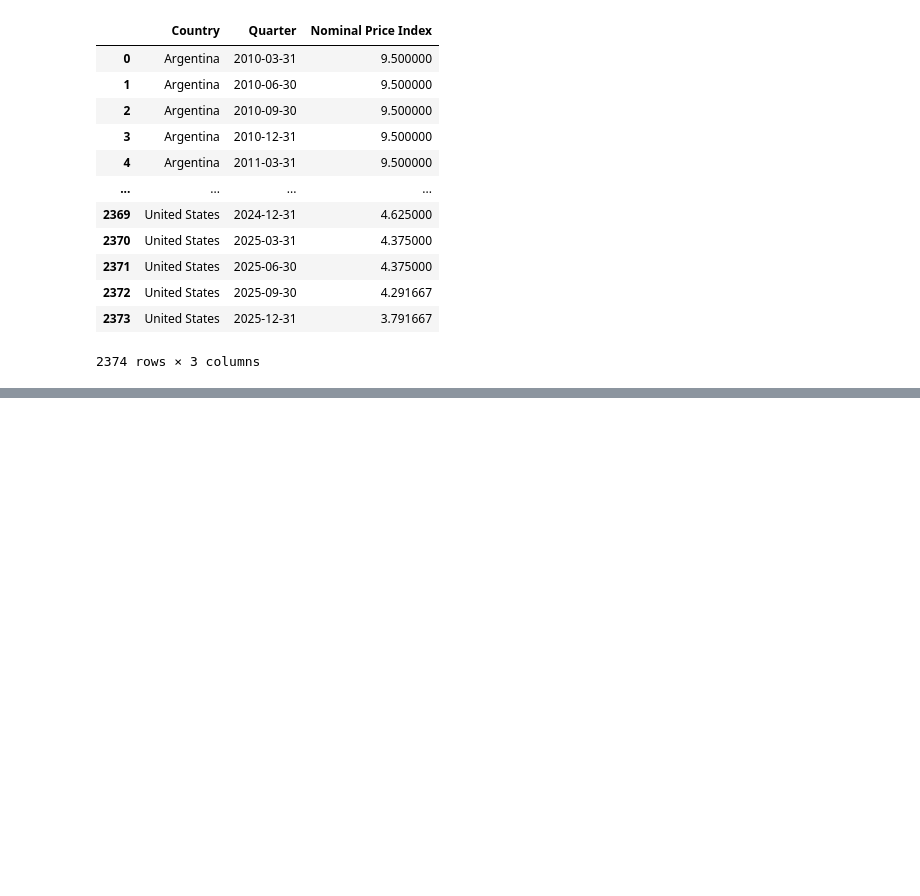
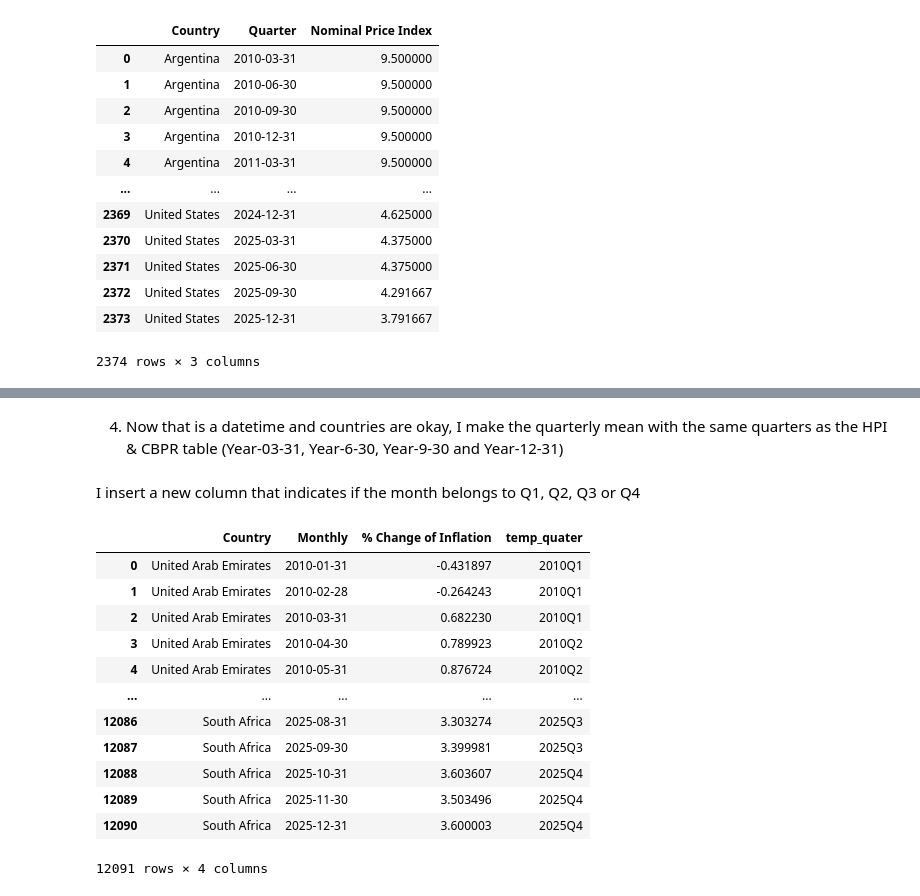
Before and after one commit to SiyanaVel19/Final_project_SU_2026, a Jupyter notebook: Project_housing_2.ipynb, the cells around one changed output, grey strips where cells are left out. Saved outputs shown, nothing was run; the diff lists cells and outputs as text; code cells hidden in the pictures; blank space fills up the shorter version.

```diff
--- a/Project_housing_2.ipynb
+++ b/Project_housing_2.ipynb
@@ -578,0 +626,2 @@ CBPR_final
+# %%
+Consumer_prices.columns = ['Country_Raw', 'Monthly', '% Change of Inflation']
@@ -578,0 +654,2 @@ CBPR_final
+# %%
+Consumer_prices.loc[:, 'Monthly'] = pd.to_datetime(Consumer_prices['Monthly'])
@@ -578,0 +662,3 @@ CBPR_final
+# %%
+Consumer_prices.loc[:, 'Country'] = Consumer_prices['Country_Raw'].str.split(':').str[1]
+CP_clean = Consumer_prices[['Country', 'Monthly', '% Change of Inflation']] # CP_clean= Consumer prices clean
@@ -578,0 +681,22 @@ CBPR_final
+# %% [markdown]
+4. Now that is a datetime and countries are okay, I make the quarterly mean with the same quarters as the HPI & CBPR table (Year-03-31, Year-6-30, Year-9-30 and Year-12-31)
+# %% [markdown]
+I insert a new column that indicates if the month belongs to Q1, Q2, Q3 or Q4
+# %%
+CP_clean.loc[:, 'temp_quater'] = Consumer_prices['Monthly'].dt.to_period('Q')
+# %%
+CP_clean
+# %% [output]
+|  | Country | Monthly | % Change of Inflation | temp_quater |
+| 0 | United Arab Emirates | 2010-01-31 | -0.431897 | 2010Q1 |
+| 1 | United Arab Emirates | 2010-02-28 | -0.264243 | 2010Q1 |
+| 2 | United Arab Emirates | 2010-03-31 | 0.682230 | 2010Q1 |
+| 3 | United Arab Emirates | 2010-04-30 | 0.789923 | 2010Q2 |
+| 4 | United Arab Emirates | 2010-05-31 | 0.876724 | 2010Q2 |
+| ... | ... | ... | ... | ... |
+| 12086 | South Africa | 2025-08-31 | 3.303274 | 2025Q3 |
+| 12087 | South Africa | 2025-09-30 | 3.399981 | 2025Q3 |
+| 12088 | South Africa | 2025-10-31 | 3.603607 | 2025Q4 |
+| 12089 | South Africa | 2025-11-30 | 3.503496 | 2025Q4 |
+| 12090 | South Africa | 2025-12-31 | 3.600003 | 2025Q4 |
+12091 rows × 4 columns
```
Also changed, not shown: parts of 26 cells of this notebook.
